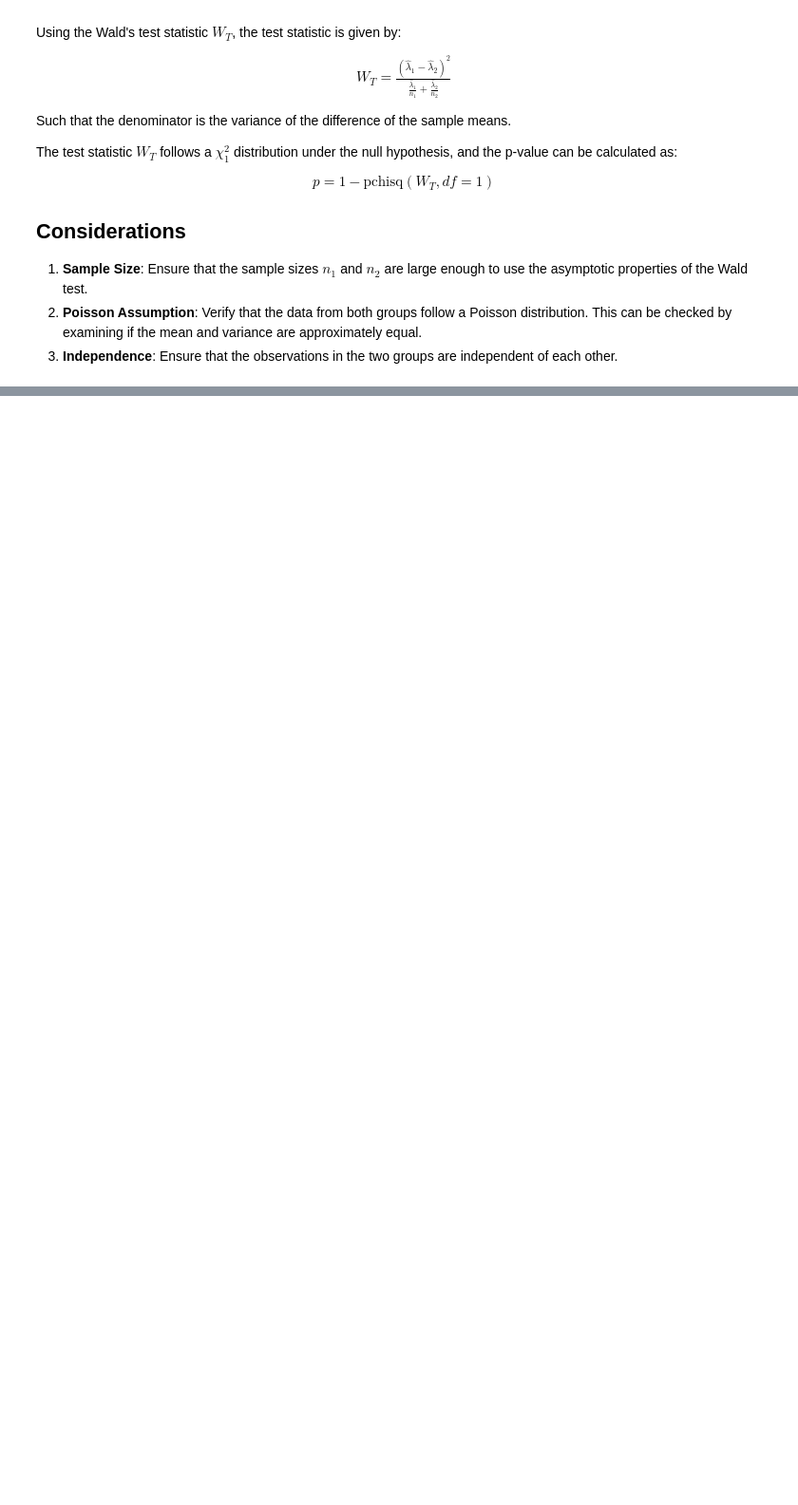
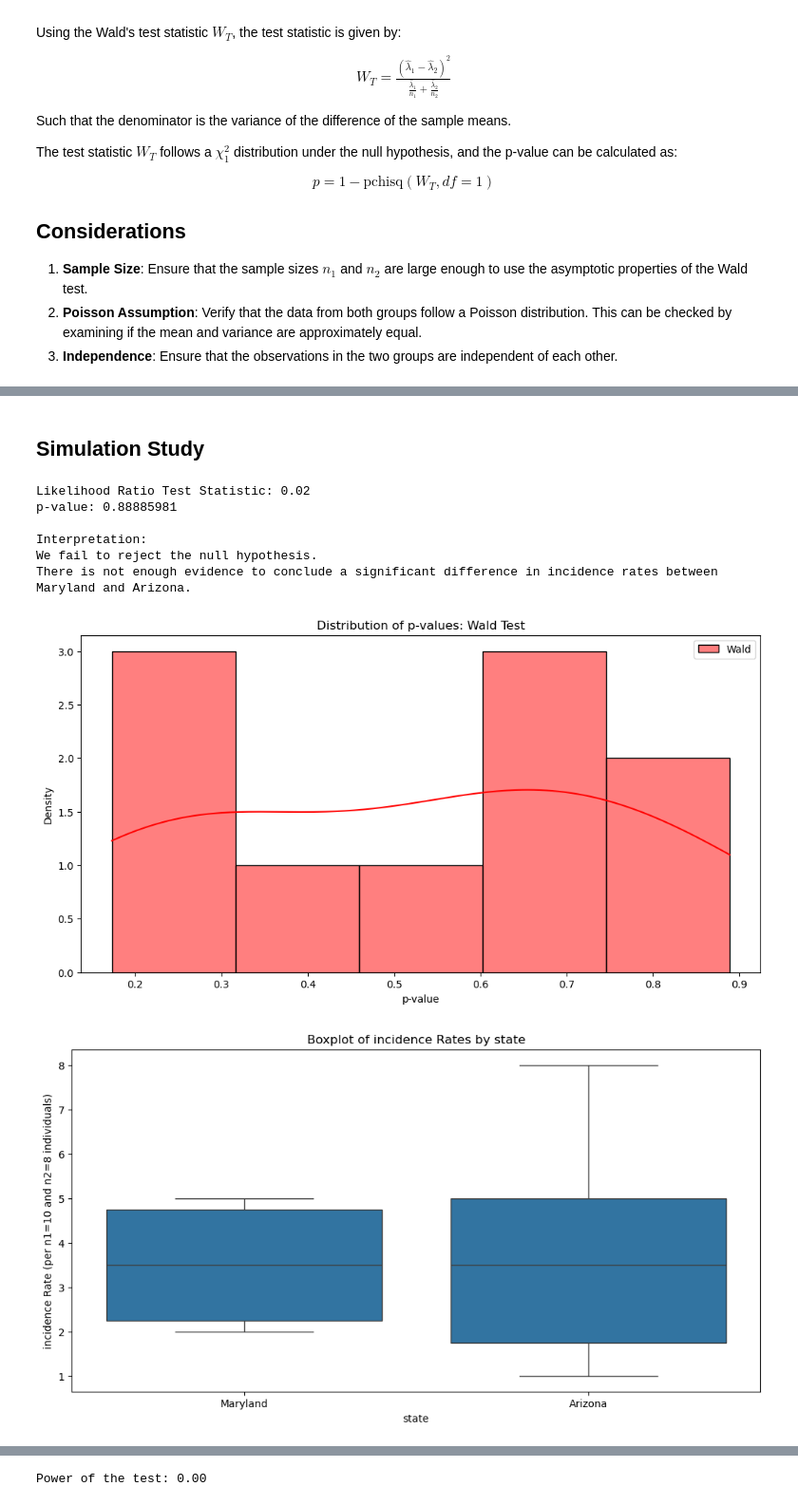
Before and after one commit to adamkurth/understand-poisson-tests, a Jupyter notebook: poisson-tests/wald-test.ipynb, the cells around one changed output, grey strips where cells are left out. Shown: that part at 95% size. Cells and saved outputs as stored; diff of their text form; code cells hidden in the pictures; blank space fills up the shorter version.

Commit message:
likelhood, wald.

```diff
--- a/poisson-tests/wald-test.ipynb
+++ b/poisson-tests/wald-test.ipynb
@@ -394,0 +418,63 @@ There is evidence of overdispersion. Consider using a Negative Binomial model in
+# %% [markdown]
+## Simulation Study
+# %%
+# Wald Test simulation
+def perform_wald_test(lambda1: int, lambda2: int, n1: int, n2: int):
+    data_md = np.random.poisson(lambda1, n1)
+    data_az = np.random.poisson(lambda2, n2)
+
+    df = pd.DataFrame({
+        'incidence': np.concatenate([data_md, data_az]),
+        'state': ['Maryland'] * n1 + ['Arizona'] * n2
+    })
+
+    try:
+        # Fit Poisson regression model
+        model = smf.glm(formula='incidence ~ state', data=df, family=sm.families.Poisson())
+        results = model.fit()
+
+        # Extract the coefficient and standard error for the state variable
+        coef = results.params['state[T.Maryland]']
+        std_err = results.bse['state[T.Maryland]']
+
+        # Compute Wald statistic and p-value
+        wald_stat = (coef / std_err) ** 2
+        p_value = stats.chi2.sf(wald_stat, df=1)
+    except Exception as e:
+        print(f"An error occurred: {e}")
+        wald_stat = np.nan
+        p_value = np.nan
+
+    return wald_stat, p_value, df
+
+wald_results = []
+
+# perform Wald test
+for _ in range(10):
+    lr_stat, p_value, df = perform_wald_test(lambda1=lambda1, lambda2=lambda2, n1=n1, n2=n2)
+    wald_results.append(p_value)
+
+print(f"Likelihood Ratio Test Statistic: {lr_stat:.2f}")
+print(f"p-value: {p_value:.8f}")
+print("\nInterpretation:")
+if p_value < alpha:
+    print("We reject the null hypothesis.")
+    print("There is strong evidence of a significant difference in incidence rates between Maryland and Arizona.")
+else:
+    print("We fail to reject the null hypothesis.")
+    print("There is not enough evidence to conclude a significant difference in incidence rates between Maryland and Arizona.")
+
+plot_pvalues(wald_results)
+plot_incidence_rates(df=df, n1=n1, n2=n2)
+
+power = np.mean(np.array(wald_results) < alpha)
+print(f"Power of the test: {power:.2f}")
+# %% [output]
+Likelihood Ratio Test Statistic: 0.02
+p-value: 0.88885981
+
+Interpretation:
+We fail to reject the null hypothesis.
+There is not enough evidence to conclude a significant difference in incidence rates between Maryland and Arizona.
+[figure, added]
+[figure, added]
@@ -394,0 +482 @@ There is evidence of overdispersion. Consider using a Negative Binomial model in
+Power of the test: 0.00
```
Also changed, not shown: parts of 11 cells of this notebook, 3 other files.
